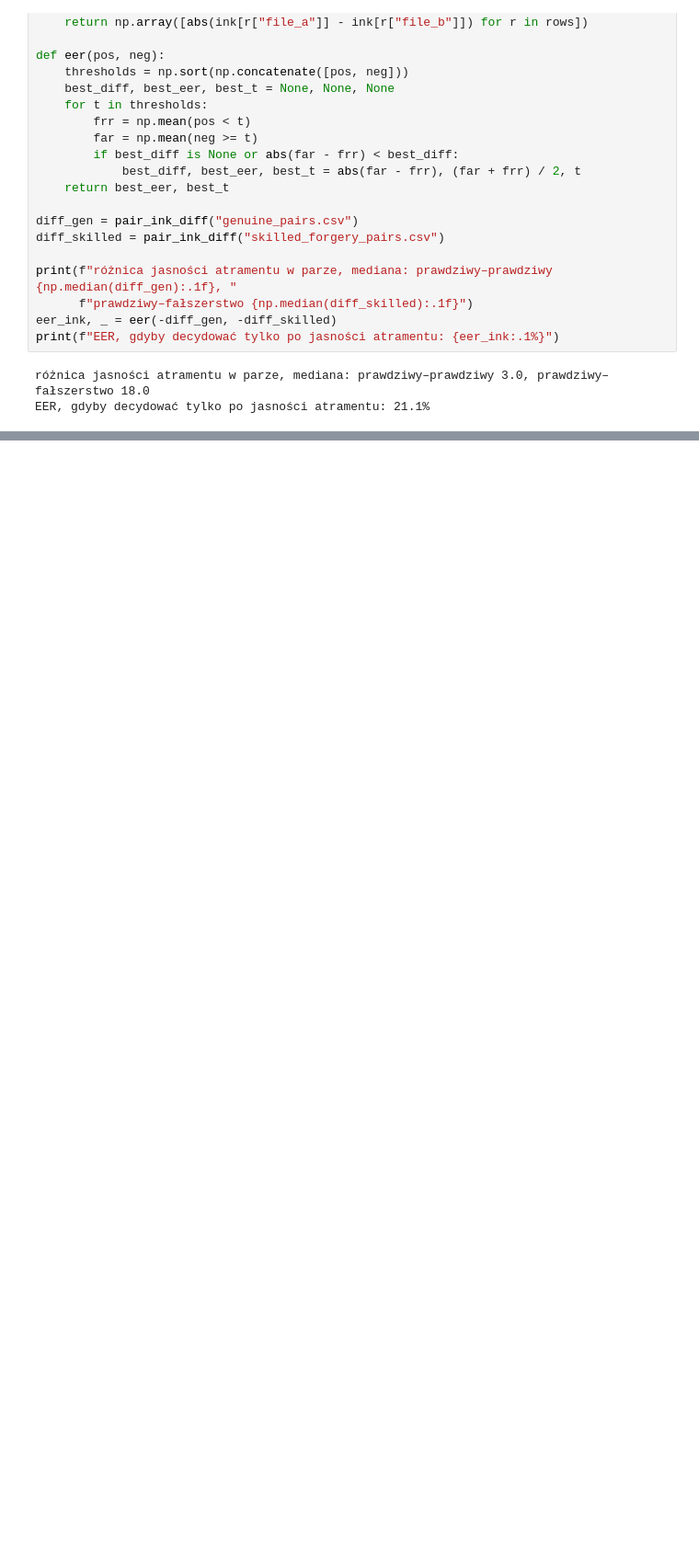
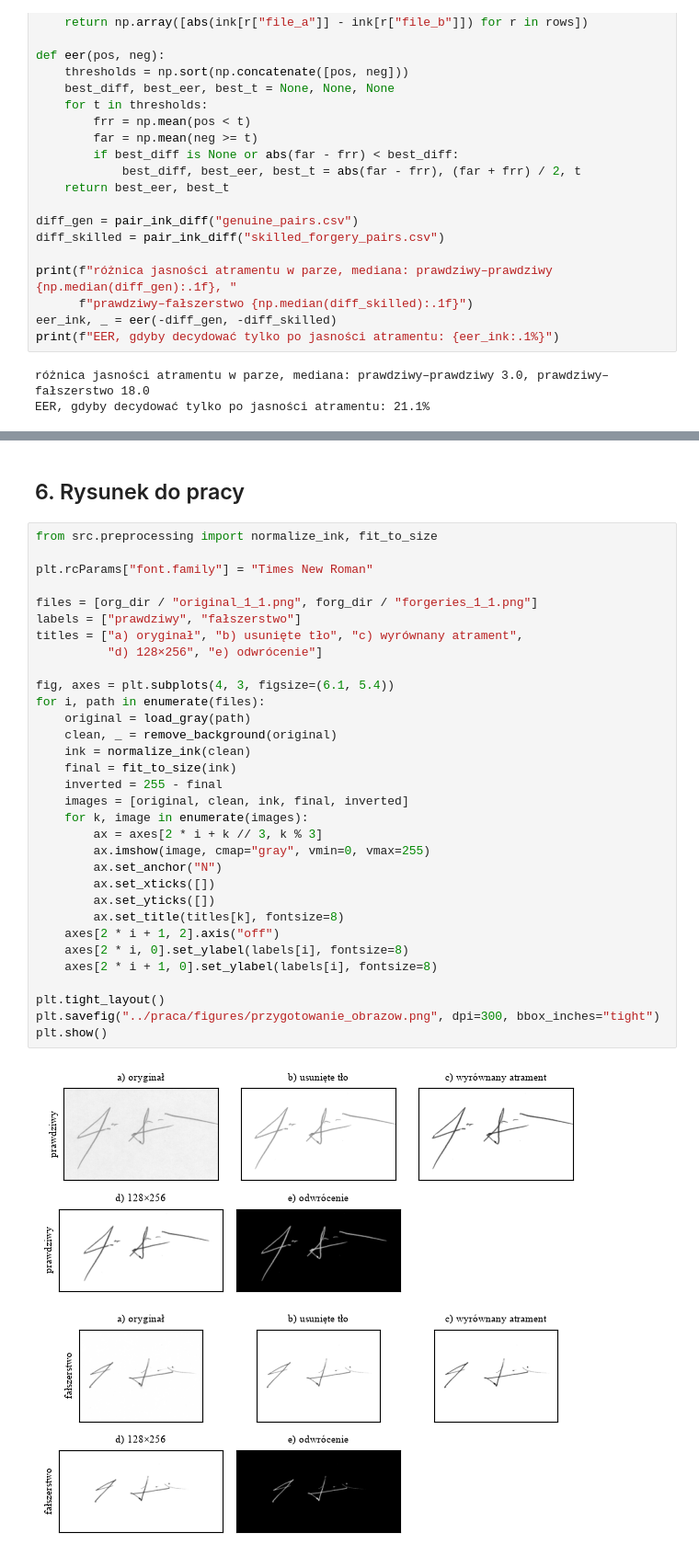
Before and after one commit to sluchson/signature-verification, a Jupyter notebook: notebooks/02_przygotowanie_obrazow.ipynb, the cells around one changed output, grey strips where cells are left out. Shown at 92% size. Drawn from its saved outputs; the diff is of its cells as text; blank space fills up the shorter version.

Commit message:
Porzadki, spojnosc notebookow, decyzji i pracy

```diff
--- a/notebooks/02_przygotowanie_obrazow.ipynb
+++ b/notebooks/02_przygotowanie_obrazow.ipynb
@@ -208,0 +300,36 @@ pierwsze etykiety: tensor([0., 1., 0., 0., 0., 1., 1., 1.])
+# %% [markdown]
+## 6. Rysunek do pracy
+# %%
+from src.preprocessing import normalize_ink, fit_to_size
+
+plt.rcParams["font.family"] = "Times New Roman"
+
+files = [org_dir / "original_1_1.png", forg_dir / "forgeries_1_1.png"]
+labels = ["prawdziwy", "fałszerstwo"]
+titles = ["a) oryginał", "b) usunięte tło", "c) wyrównany atrament",
+          "d) 128×256", "e) odwrócenie"]
+
+fig, axes = plt.subplots(4, 3, figsize=(6.1, 5.4))
+for i, path in enumerate(files):
+    original = load_gray(path)
+    clean, _ = remove_background(original)
+    ink = normalize_ink(clean)
+    final = fit_to_size(ink)
+    inverted = 255 - final
+    images = [original, clean, ink, final, inverted]
+    for k, image in enumerate(images):
+        ax = axes[2 * i + k // 3, k % 3]
+        ax.imshow(image, cmap="gray", vmin=0, vmax=255)
+        ax.set_anchor("N")
+        ax.set_xticks([])
+        ax.set_yticks([])
+        ax.set_title(titles[k], fontsize=8)
+    axes[2 * i + 1, 2].axis("off")
+    axes[2 * i, 0].set_ylabel(labels[i], fontsize=8)
+    axes[2 * i + 1, 0].set_ylabel(labels[i], fontsize=8)
+
+plt.tight_layout()
+plt.savefig("../praca/figures/przygotowanie_obrazow.png", dpi=300, bbox_inches="tight")
+plt.show()
+# %% [output]
+[figure, added]
```
Also changed, not shown: parts of 11 cells of this notebook, 18 other files.
